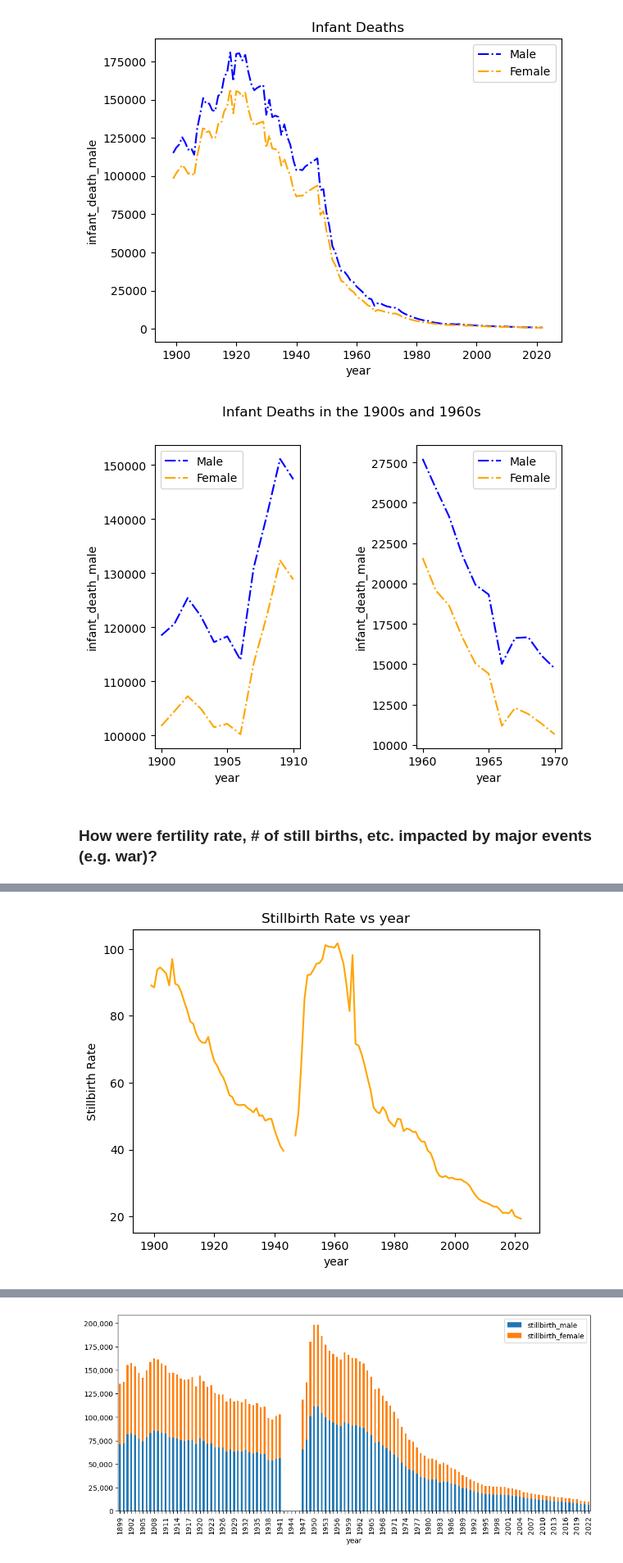
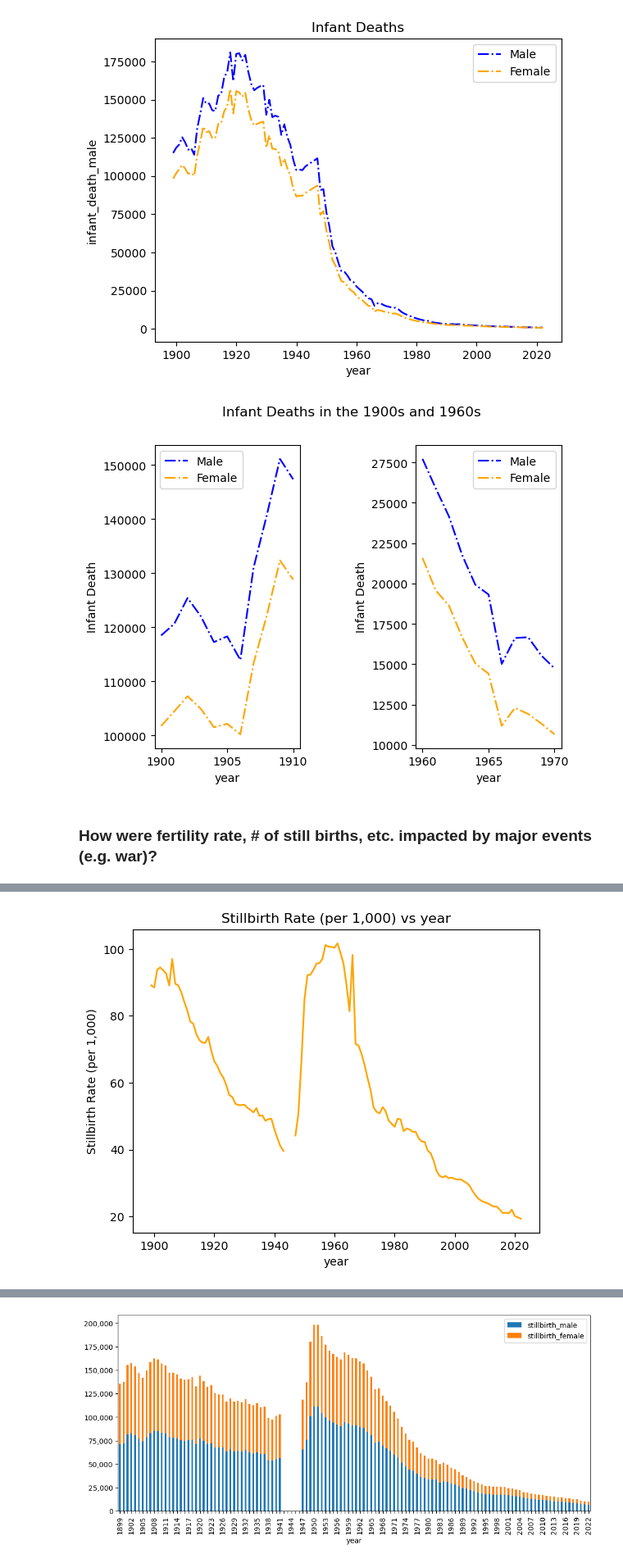
Before and after one commit to schr0841/project-1-group-7, a Jupyter notebook: project1group7.ipynb, the cells around one changed output, grey strips where cells are left out. Shown at 82% size. Saved outputs shown, nothing was run; the diff lists cells and outputs as text; code cells hidden in the pictures.

```diff
--- a/project1group7.ipynb
+++ b/project1group7.ipynb
@@ -106,16 +112,18 @@ sns.lineplot(x='year', y='infant_death_female',linestyle='dashdot', color='orang
 ax1 = plt.subplot(1, 2,1)
 ax1=sns.lineplot(x='year', y='infant_death_male', linestyle='dashdot',color='blue', label="Male", data=tens_df)
 ax1=sns.lineplot(x='year', y='infant_death_female', linestyle='dashdot',color='orange', label="Female", data=tens_df )
+plt.ylabel('Infant Death')
 
 ax2 = plt.subplot(1, 2,2)
 ax2=sns.lineplot(x='year', y='infant_death_male',color='blue', linestyle='dashdot', label="Male", data=sixties_df)
 ax2=sns.lineplot(x='year', y='infant_death_female', linestyle='dashdot',color='orange', label="Female", data=sixties_df)
+plt.ylabel('Infant Death')
 
 plt.subplots_adjust(wspace=0.8)
 plt.suptitle('Infant Deaths in the 1900s and 1960s')
 plt.show()
 # %% [output]
-[figure, old version]
+[figure, new version]
 # %% [markdown]
 ### How were fertility rate, # of still births, etc. impacted by major events (e.g. war)?
 # %%
@@ -138,11 +146,11 @@ print(japan_pd[['year', 'birth_total','stillbirth_total', 'stillbirth_rate']])
 # %%
 plt.plot(japan_pd['year'], japan_pd['stillbirth_rate'], color='orange')
 plt.xlabel("year")
-plt.ylabel("Stillbirth Rate")
-plt.title("Stillbirth Rate vs year")
+plt.ylabel("Stillbirth Rate (per 1,000)")
+plt.title("Stillbirth Rate (per 1,000) vs year")
 plt.show()
 # %% [output]
-[figure, old version]
+[figure, new version]
 # %%
 plt.plot(japan_pd['year'], japan_pd['stillbirth_total'], color='orange')
 plt.xlabel("year")
```
Also changed, not shown: parts of 9 cells of this notebook.
